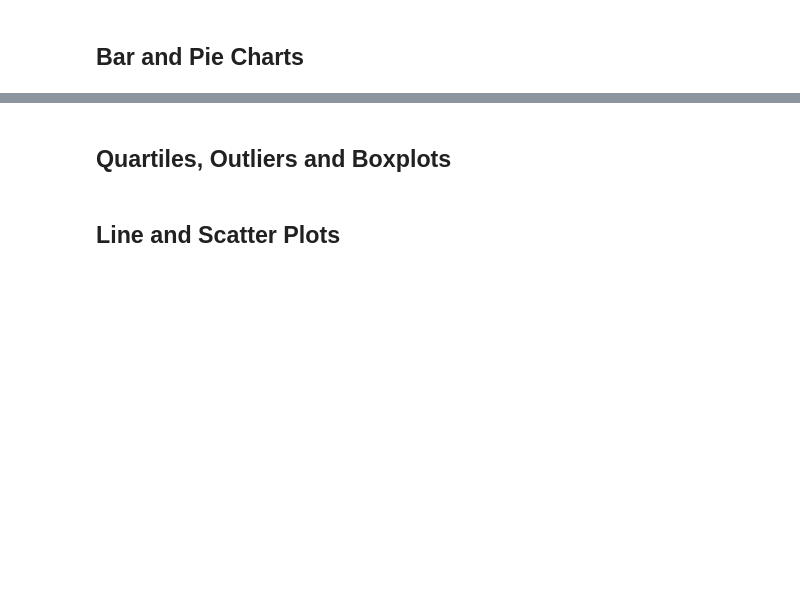
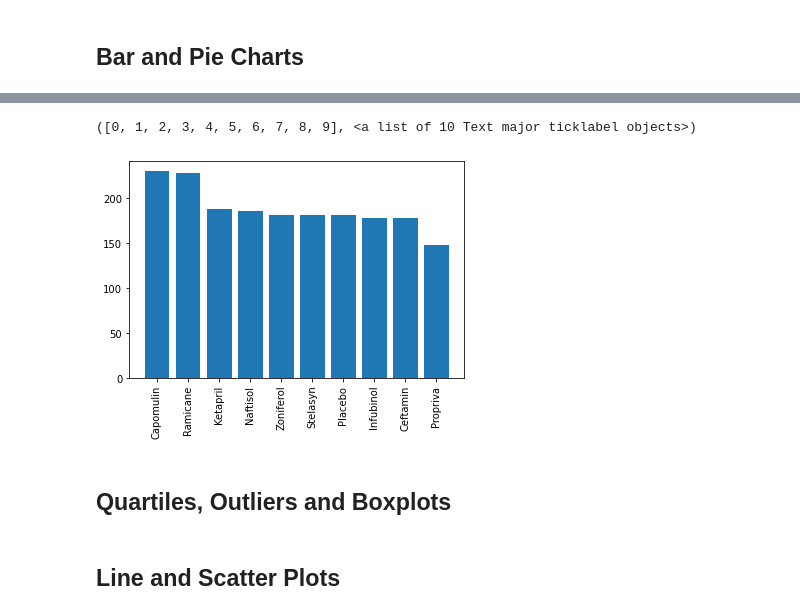
Before and after one commit to arerickson28/matplotlib-challenge, a Jupyter notebook: Pymaceuticals/pymaceuticals_starter.ipynb, the cells around one changed output, grey strips where cells are left out. Saved outputs shown, nothing was run; the diff lists cells and outputs as text; code cells hidden in the pictures; blank space fills up the shorter version.

```diff
--- a/Pymaceuticals/pymaceuticals_starter.ipynb
+++ b/Pymaceuticals/pymaceuticals_starter.ipynb
@@ -117,4 +139,8 @@ ramicane_df
 # %%
-# Use Pandas to generate a bar plot showing the total number of mice in each treatment regimen throughout the course of the study.
-
-## Note: this plot will be identical to the one that uses Pyplot
+# Use Pyplot to generate a bar plot showing the total number of mice treatment in each treatment regimen throughout the course of the study.
+plt.bar(drug_mice.index.values, drug_mice.values)
+plt.xticks(rotation = 90)
+##  Note: this plot will be identical to the one that uses Pandas
+# %% [output]
+([0, 1, 2, 3, 4, 5, 6, 7, 8, 9], <a list of 10 Text major ticklabel objects>)
+[figure, added]
```
Also changed, not shown: parts of 8 cells of this notebook.
